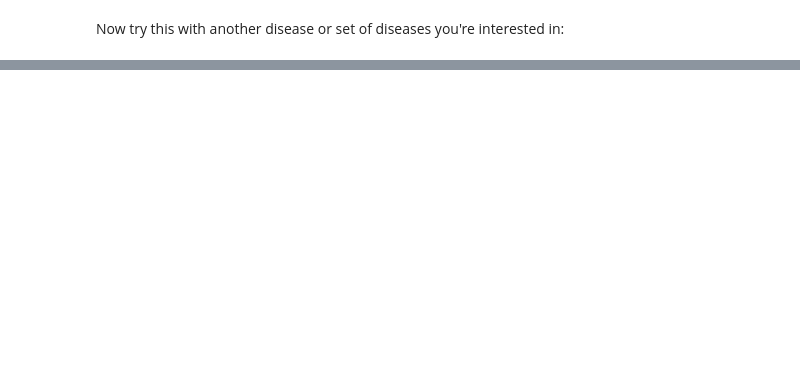
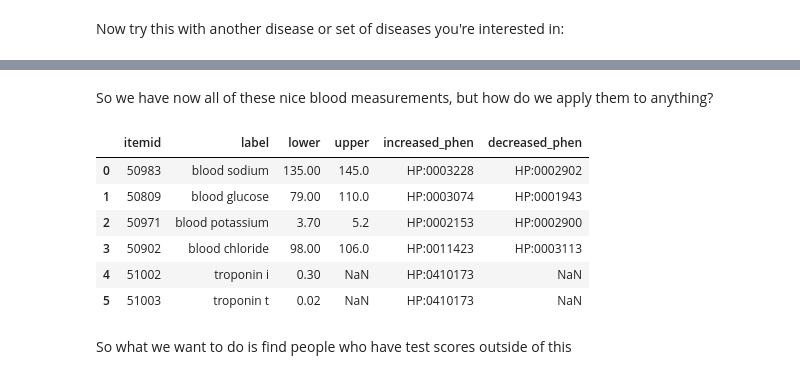
Before and after one commit to reality/CodingOntologiesMSc, a Jupyter notebook: practical.ipynb, the cells around one changed output, grey strips where cells are left out. Cells and saved outputs as stored; diff of their text form; code cells hidden in the pictures; blank space fills up the shorter version.

Commit message:
ranges and more

```diff
--- a/practical.ipynb
+++ b/practical.ipynb
@@ -359,0 +532,15 @@ Warning: The given URI http://purl.obolib
+# %% [markdown]
+So we have now all of these nice blood measurements, but how do we apply them to anything?
+# %%
+blood_ranges = pd.read_csv('blood_ranges.tsv', sep='\t')
+blood_ranges
+# %% [output]
+|  | itemid | label | lower | upper | increased_phen | decreased_phen |
+| 0 | 50983 | blood sodium | 135.00 | 145.0 | HP:0003228 | HP:0002902 |
+| 1 | 50809 | blood glucose | 79.00 | 110.0 | HP:0003074 | HP:0001943 |
+| 2 | 50971 | blood potassium | 3.70 | 5.2 | HP:0002153 | HP:0002900 |
+| 3 | 50902 | blood chloride | 98.00 | 106.0 | HP:0011423 | HP:0003113 |
+| 4 | 51002 | troponin i | 0.30 | NaN | HP:0410173 | NaN |
+| 5 | 51003 | troponin t | 0.02 | NaN | HP:0410173 | NaN |
+# %% [markdown]
+So what we want to do is find people who have test scores outside of this
```
Also changed, not shown: parts of 26 cells of this notebook, 1 other file.
